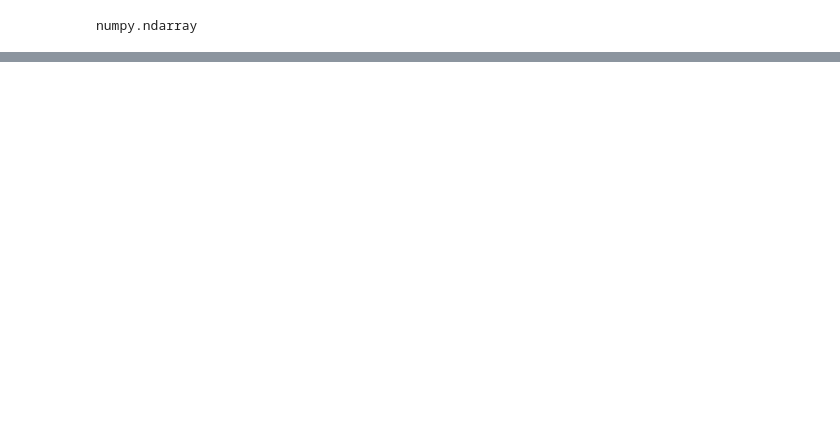
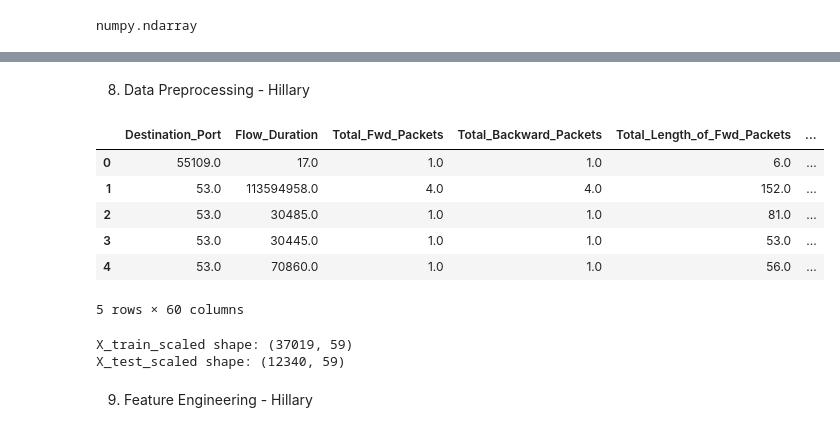
Before and after one commit to lnelson8/COMP-479-Final-Project, a Jupyter notebook: Final_Project_Code.ipynb, the cells around one changed output, grey strips where cells are left out. Saved outputs shown, nothing was run; the diff lists cells and outputs as text; code cells hidden in the pictures; blank space fills up the shorter version.

```diff
--- a/Final_Project_Code.ipynb
+++ b/Final_Project_Code.ipynb
@@ -518,0 +519,2 @@ plt.show()
+# %% [markdown]
+8. Data Preprocessing - Hillary
@@ -518,0 +526,14 @@ plt.show()
+# %%
+# Drop label column since we are doing unsupervised learning
+# Attack_Type is the new y or respose variable, but since we are doing unsupervised learning, we will not be using it for training the model. We will use it for evaluation purposes only.
+
+processed_data = data.drop(columns = ['Label'])
+processed_data.head()
+# %% [output]
+|  | Destination_Port | Flow_Duration | Total_Fwd_Packets | Total_Backward_Packets | Total_Length_of_Fwd_Packets | ... |
+| 0 | 55109.0 | 17.0 | 1.0 | 1.0 | 6.0 | ... |
+| 1 | 53.0 | 113594958.0 | 4.0 | 4.0 | 152.0 | ... |
+| 2 | 53.0 | 30485.0 | 1.0 | 1.0 | 81.0 | ... |
+| 3 | 53.0 | 30445.0 | 1.0 | 1.0 | 53.0 | ... |
+| 4 | 53.0 | 70860.0 | 1.0 | 1.0 | 56.0 | ... |
+5 rows × 60 columns
@@ -518,0 +550,17 @@ plt.show()
+# %%
+# Standardize and normalization of the data
+scaler = StandardScaler()
+
+# Only using X training and X test for scaling to build the model to avoid data leakage.
+# Y is not used for scaling since it is the response variable and we are doing unsupervised learning.
+X_train_scaled = scaler.fit_transform(X_train)
+X_test_scaled = scaler.transform(X_test)
+
+# Print lines of x test and x train to check if they are scaled
+print('X_train_scaled shape:', X_train_scaled.shape)
+print('X_test_scaled shape:', X_test_scaled.shape)
+# %% [output]
+X_train_scaled shape: (37019, 59)
+X_test_scaled shape: (12340, 59)
+# %% [markdown]
+9. Feature Engineering - Hillary
```
Also changed, not shown: parts of 23 cells of this notebook, 5 other files.
